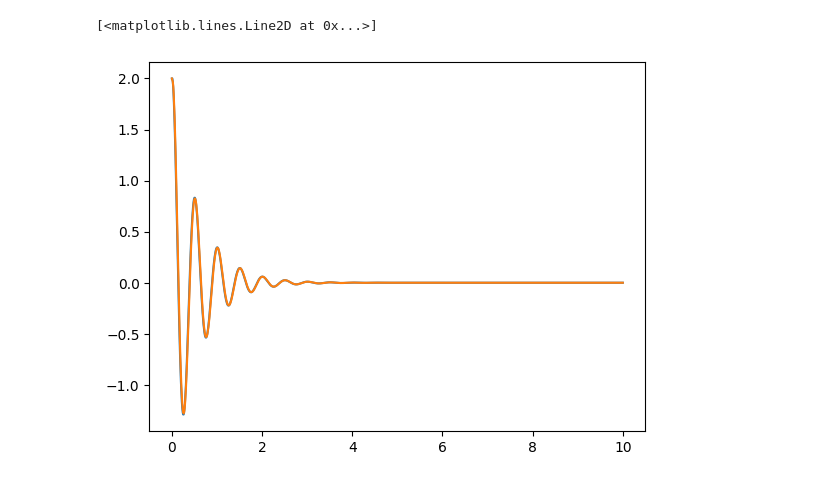
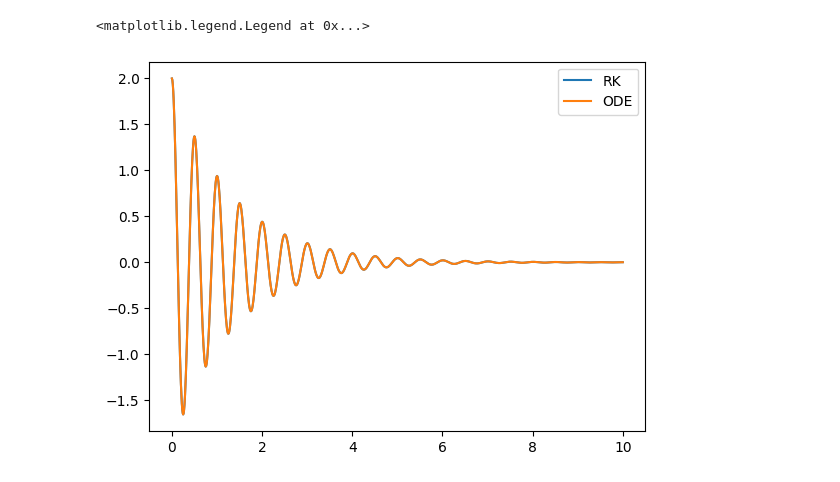
Before and after one commit to XDMisonoXDMikaXD/diffy-qs-solver, a Jupyter notebook: ODE_integrator.ipynb, the cells around one changed output. Drawn from its saved outputs; the diff is of its cells as text; code cells hidden in the pictures.

```diff
--- a/ODE_integrator.ipynb
+++ b/ODE_integrator.ipynb
@@ -13,7 +13,7 @@ T = 10
 
 #set up parameters
 w = 4*math.pi #natural frequency
-z = 0.2     #damping coefficient
+z = 0.06     #damping coefficient
 A = np.array([[0,1],
              [-w**2, -2*z*w]]) #spring-mass-damp system
 
@@ -42,19 +42,35 @@ k = np.zeros((2,1))
 for i in range(len(t) - 1):
     k = (dt*A) @ x[:,i]
     xE[:,i+1] = x[:,i] + 0.5*(k + dt*A@k )
+# %%
+#DIY Runge-Kutta 4th order
+xRK = np.zeros((2,len(t)))
+xRK[:,0] = x0
+k1 = np.zeros((2,1))
+k2 = np.zeros((2,1))
+k3 = np.zeros((2,1))
+k4 = np.zeros((2,1))
+for i in range(len(t) - 1):
+    k1 = dt*A@ xRK[:,i]
+    k2 = dt*A@ (0.5*k1 + xRK[:,i])
+    k3 = dt*A@ (0.5*k2 + xRK[:,i])
+    k4 = dt*A@ (k3 + xRK[:,i])
+    xRK[:,i+1] = xRK[:,i] + (k1 + 2*k2 + 2*k3 + k4)/6
 # %%
-#Runge-Kutta
+#Standard Runge-Kutta
 def ODE(t,x):
     return A @ x
 
 solve = solve_ivp(ODE, (t_init,t_fin), x0, t_eval=t)
-xRK=solve.y
+xODE=solve.y
 # %%
-plt.plot(t,x[0,:])
+#plt.plot(t,x[0,:])
 #plt.plot(t,xB[0,:])
-plt.plot(t,xE[0,:])
-#plt.plot(t,xRK[0,:])
+#plt.plot(t,xE[0,:])
+plt.plot(t,xRK[0,:])
+plt.plot(t,xODE[0,:])
+plt.legend(['RK','ODE'])
 #plt.legend(['FE','BE','FE2','RK4'])
 # %% [output]
-[<matplotlib.lines.Line2D at 0x...>]
+<matplotlib.legend.Legend at 0x...>
-[figure, old version]
+[figure, new version]
```
Also changed, not shown: parts of 1 cell of this notebook.
